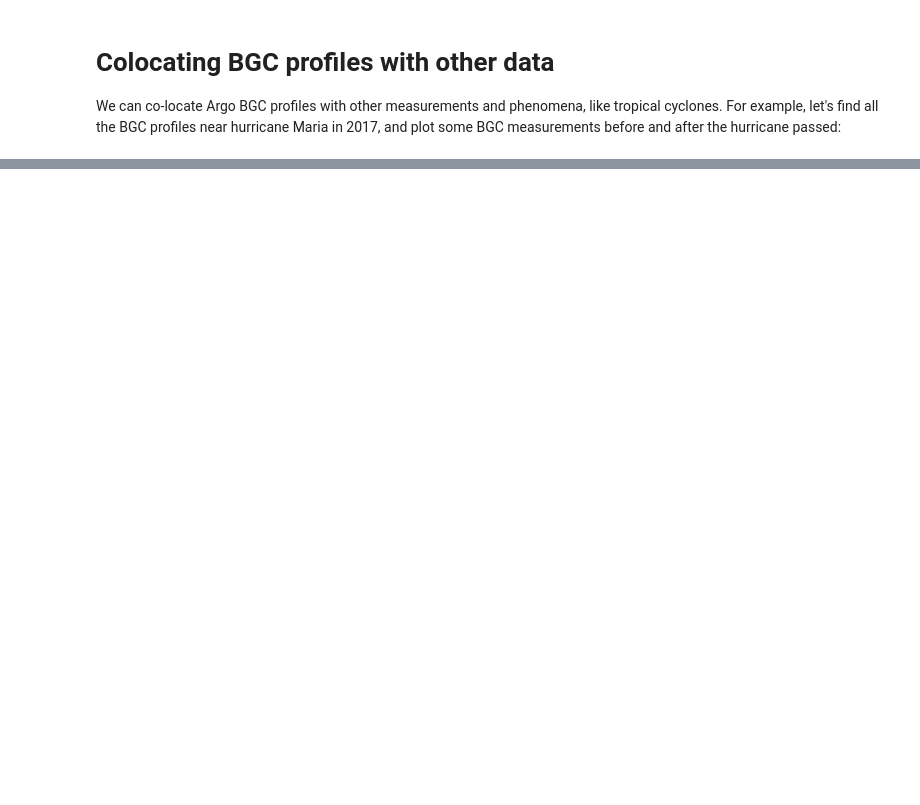
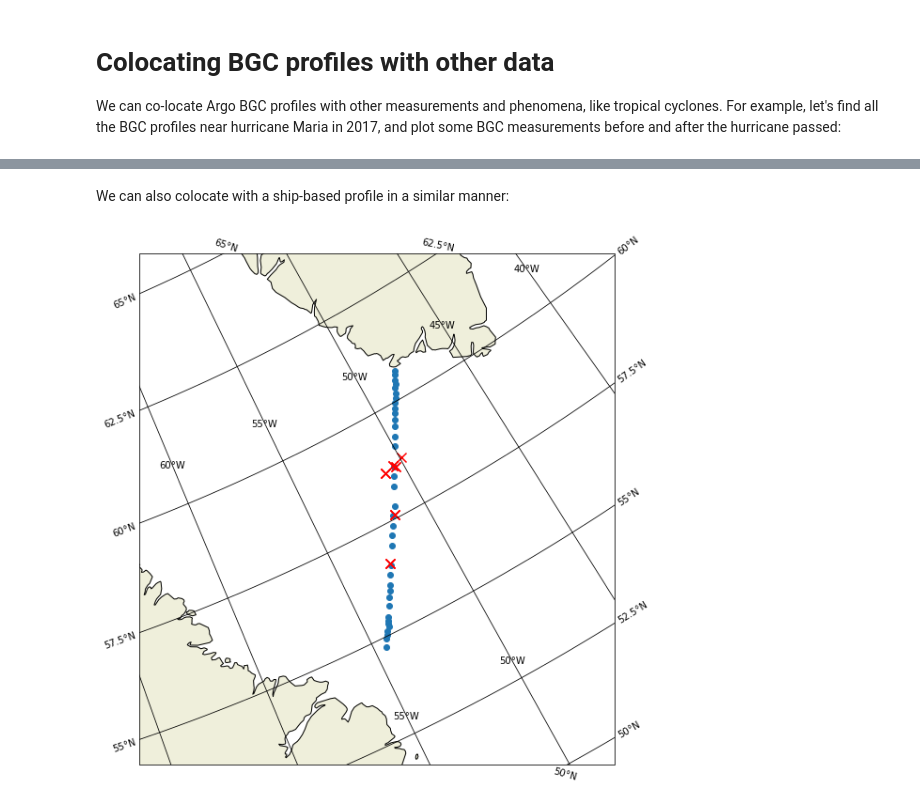
Before and after one commit to argovis/demo_notebooks, a Jupyter notebook: Exploring_Argo_BGC_with_Argovis.ipynb, the cells around one changed output, grey strips where cells are left out. Cells and saved outputs as stored; diff of their text form; code cells hidden in the pictures; blank space fills up the shorter version.

```diff
--- a/Exploring_Argo_BGC_with_Argovis.ipynb
+++ b/Exploring_Argo_BGC_with_Argovis.ipynb
@@ -291,0 +388,37 @@ TBD: goship
+# %% [markdown]
+We can also colocate with a ship-based profile in a similar manner:
+# %%
+cruise_params = {
+    "cchdo_cruise": 2370,
+    "woceline": "AR07W"
+}
+
+cruise = avh.query('cchdo', options=cruise_params, apikey=API_KEY, apiroot=API_PREFIX)
+# %%
+colo_argo_bgc = []
+for cchdo_meas in cruise:
+    bgc_param = {
+        "center": str(cchdo_meas['geolocation']['coordinates'][0]) + ',' + str(cchdo_meas['geolocation']['coordinates'][1]),
+        "radius": 50,
+        "startDate": avh.parsetime((avh.parsetime(cchdo_meas['timestamp']) + timedelta(hours=-48))),
+        "endDate": avh.parsetime((avh.parsetime(cchdo_meas['timestamp']) + timedelta(hours=+48))),
+        "source": 'argo_bgc'
+    }
+
+    prox = avh.query('argo', options=bgc_param, apikey=API_KEY, apiroot=API_PREFIX)
+
+    if len(prox) != 0:
+        colo_argo_bgc.append(prox)
+# %%
+bgc_paths = []
+
+for colo in colo_argo_bgc:
+    bgc_paths.append({
+        "lon": [x['geolocation']['coordinates'][0] for x in colo],
+        "lat": [x['geolocation']['coordinates'][1] for x in colo]
+    })
+cchdo_longitudes = [x['geolocation']['coordinates'][0] for x in cruise]
+cchdo_latitudes  = [x['geolocation']['coordinates'][1] for x in cruise]
+simple_map(cchdo_longitudes,cchdo_latitudes, secondaries=bgc_paths, bounding_box=[-60,-45,53,63])
+# %% [output]
+[figure, added]
```
Also changed, not shown: parts of 19 cells of this notebook.
